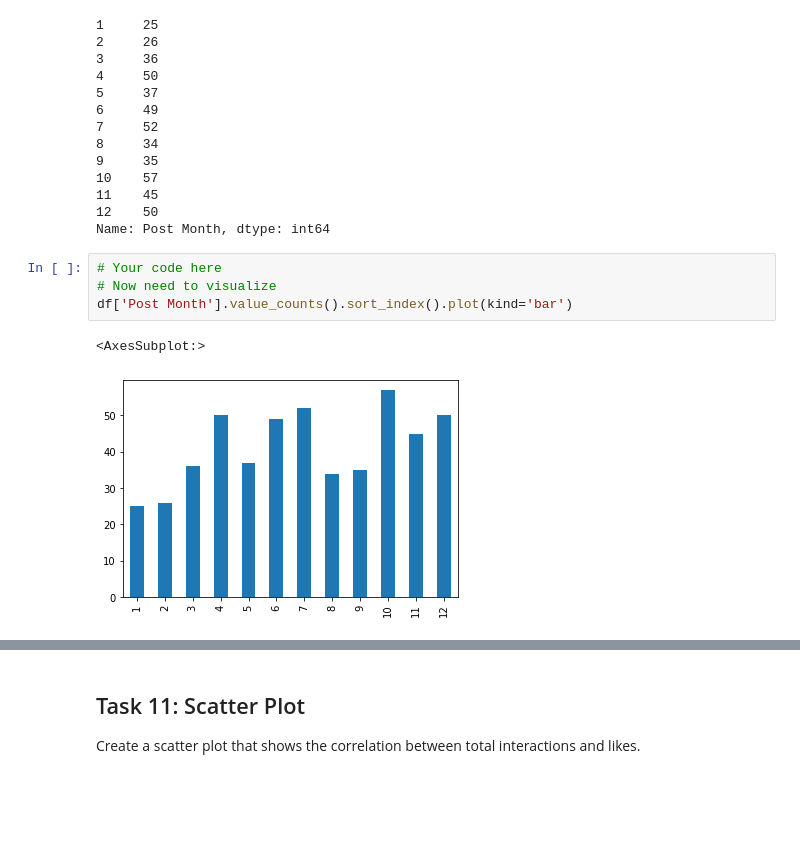
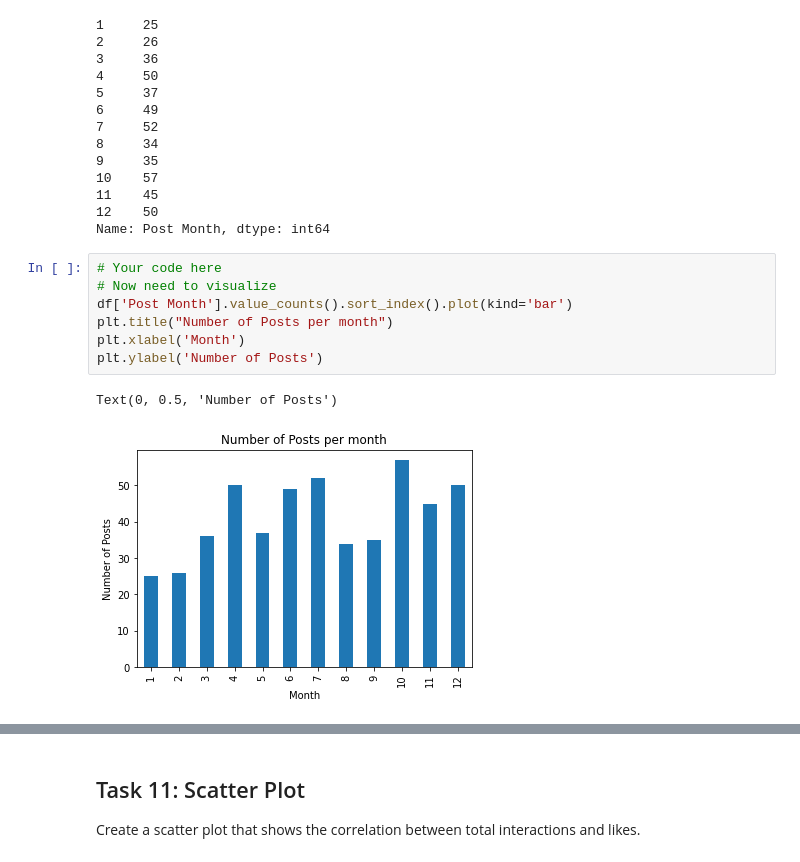
Before and after one commit to rbdaly16/NATL-DS-Live-062623, a Jupyter notebook: Phase1/Lectures/14-P1-Code-Challenge-Review.ipynb, the cells around one changed output, grey strips where cells are left out. Saved outputs shown, nothing was run; the diff lists cells and outputs as text; blank space fills up the shorter version.

```diff
--- a/Phase1/Lectures/14-P1-Code-Challenge-Review.ipynb
+++ b/Phase1/Lectures/14-P1-Code-Challenge-Review.ipynb
@@ -337,7 +406,10 @@ Name: Post Month, dtype: int64
 # %%
 # Your code here
 # Now need to visualize
 df['Post Month'].value_counts().sort_index().plot(kind='bar')
+plt.title("Number of Posts per month")
+plt.xlabel('Month')
+plt.ylabel('Number of Posts')
 # %% [output]
-<AxesSubplot:>
+Text(0, 0.5, 'Number of Posts')
-[figure, old version]
+[figure, new version]
```
Also changed, not shown: parts of 19 cells of this notebook.
